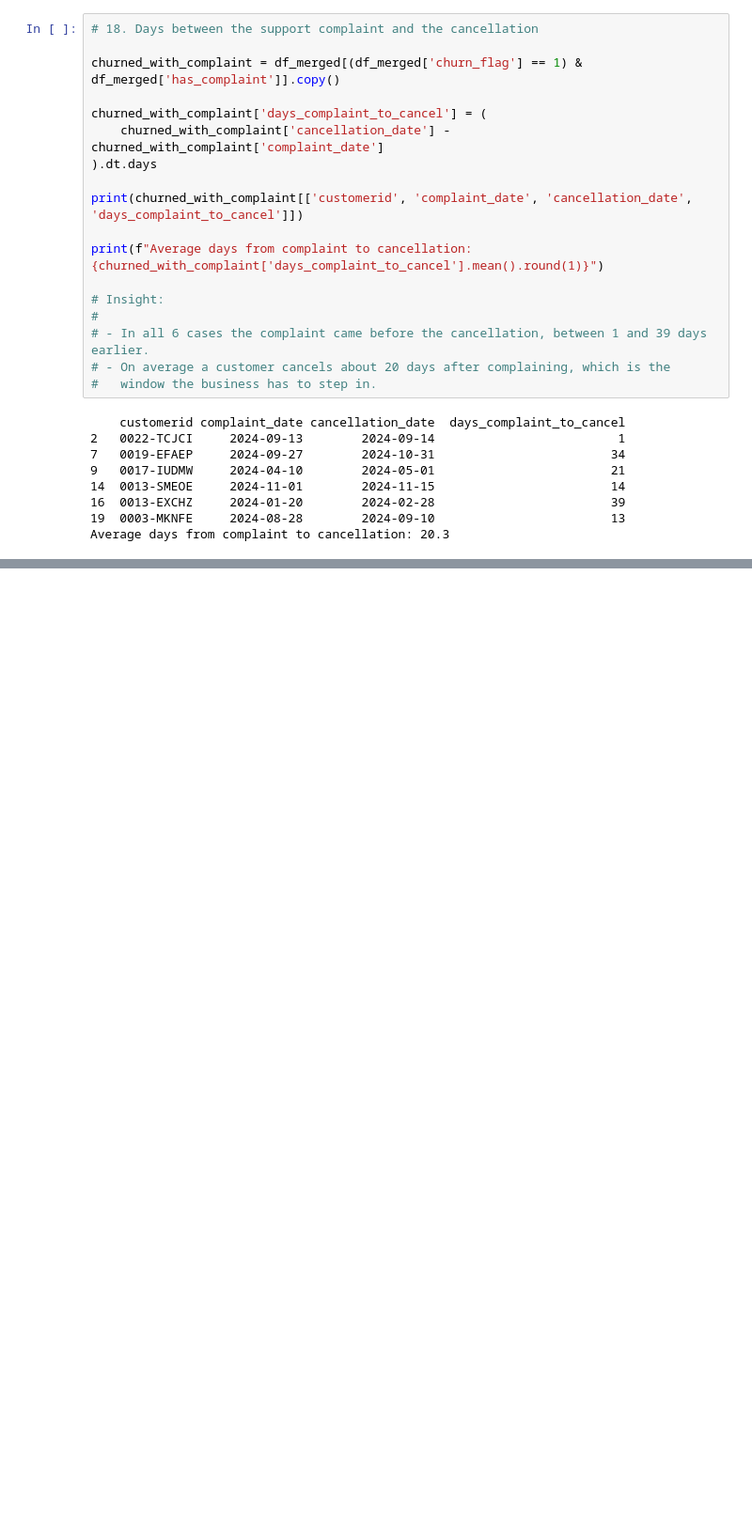
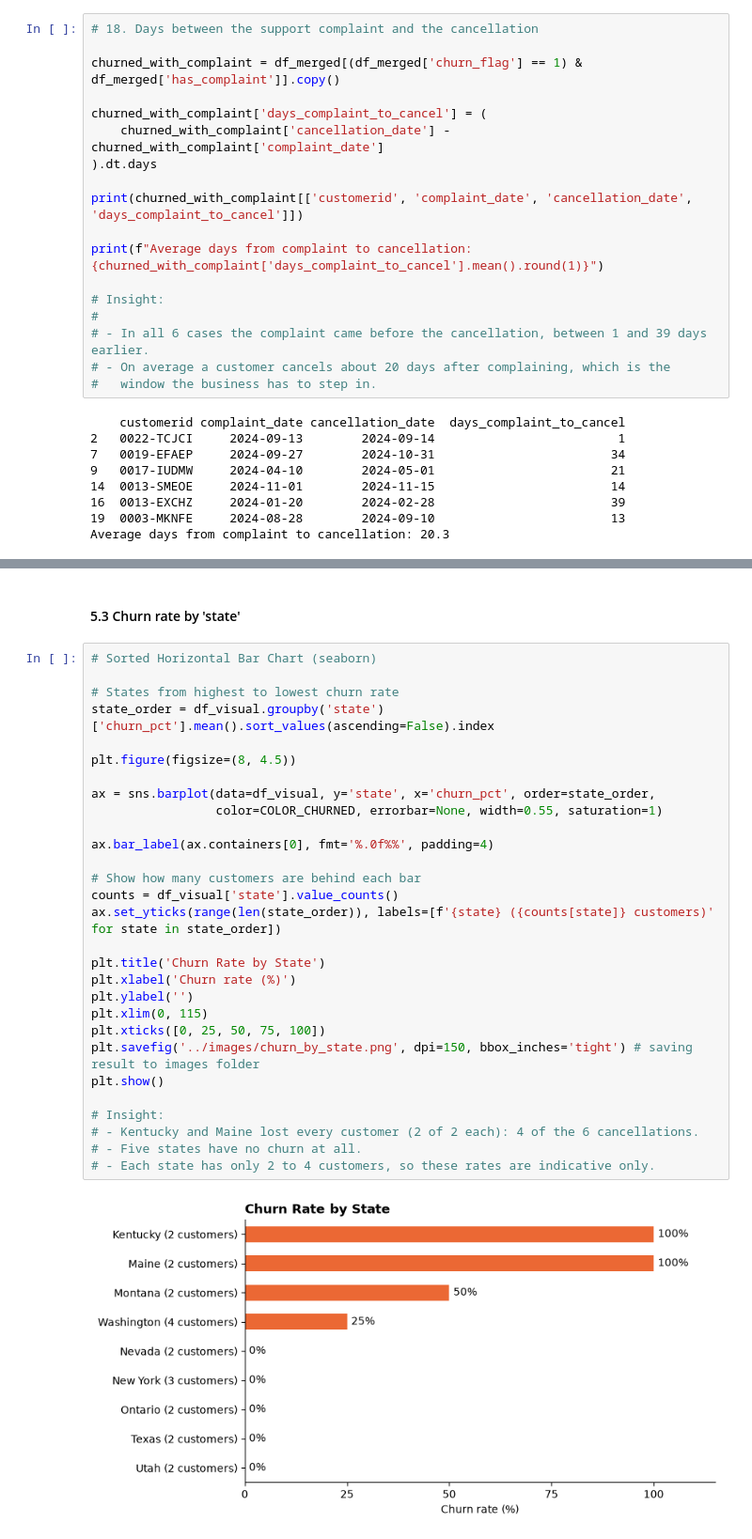
Before and after one commit to SBundhunDev/Customer_Churn_Analysis, a Jupyter notebook: Notebook/OTT_Customer_Churn_Analysis.ipynb, the cells around one changed output, grey strips where cells are left out. Shown at 94% size. Drawn from its saved outputs; the diff is of its cells as text; blank space fills up the shorter version.

```diff
--- a/Notebook/OTT_Customer_Churn_Analysis.ipynb
+++ b/Notebook/OTT_Customer_Churn_Analysis.ipynb
@@ -1076,0 +1220,33 @@ Average days from complaint to cancellation: 20.3
+# %% [markdown]
+#### 5.3 Churn rate by 'state'
+# %%
+# Sorted Horizontal Bar Chart (seaborn)
+
+# States from highest to lowest churn rate
+state_order = df_visual.groupby('state')['churn_pct'].mean().sort_values(ascending=False).index
+
+plt.figure(figsize=(8, 4.5))
+
+ax = sns.barplot(data=df_visual, y='state', x='churn_pct', order=state_order,
+                 color=COLOR_CHURNED, errorbar=None, width=0.55, saturation=1)
+
+ax.bar_label(ax.containers[0], fmt='%.0f%%', padding=4)
+
+# Show how many customers are behind each bar
+counts = df_visual['state'].value_counts()
+ax.set_yticks(range(len(state_order)), labels=[f'{state} ({counts[state]} customers)' for state in state_order])
+
+plt.title('Churn Rate by State')
+plt.xlabel('Churn rate (%)')
+plt.ylabel('')
+plt.xlim(0, 115)
+plt.xticks([0, 25, 50, 75, 100])
+plt.savefig('../images/churn_by_state.png', dpi=150, bbox_inches='tight') # saving result to images folder
+plt.show()
+
+# Insight:
+# - Kentucky and Maine lost every customer (2 of 2 each): 4 of the 6 cancellations.
+# - Five states have no churn at all.
+# - Each state has only 2 to 4 customers, so these rates are indicative only.
+# %% [output]
+[figure, added]
```
Also changed, not shown: parts of 17 cells of this notebook, 8 other files.
